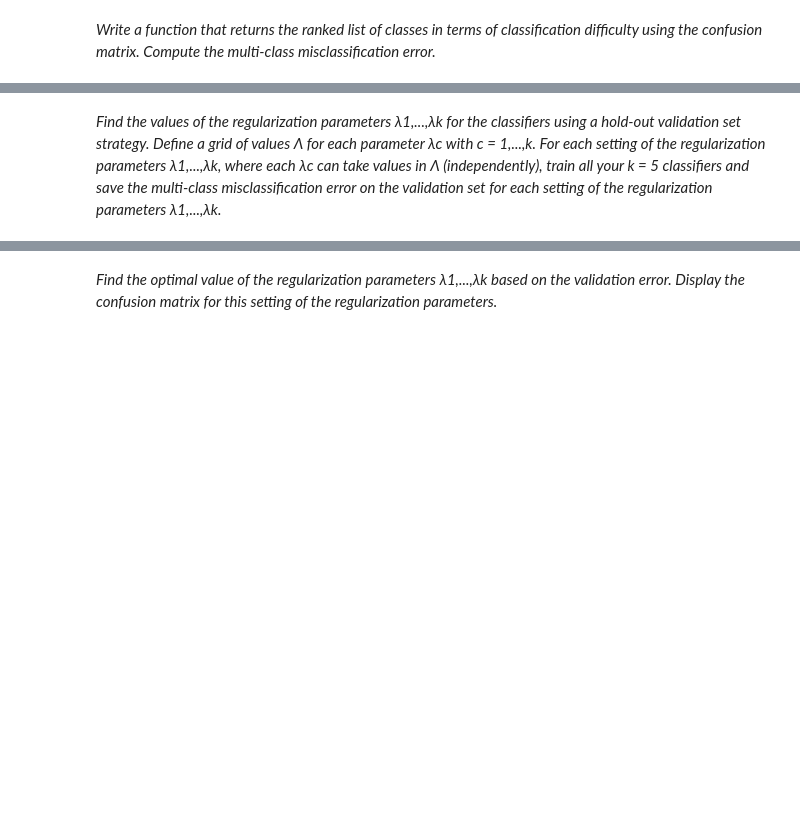
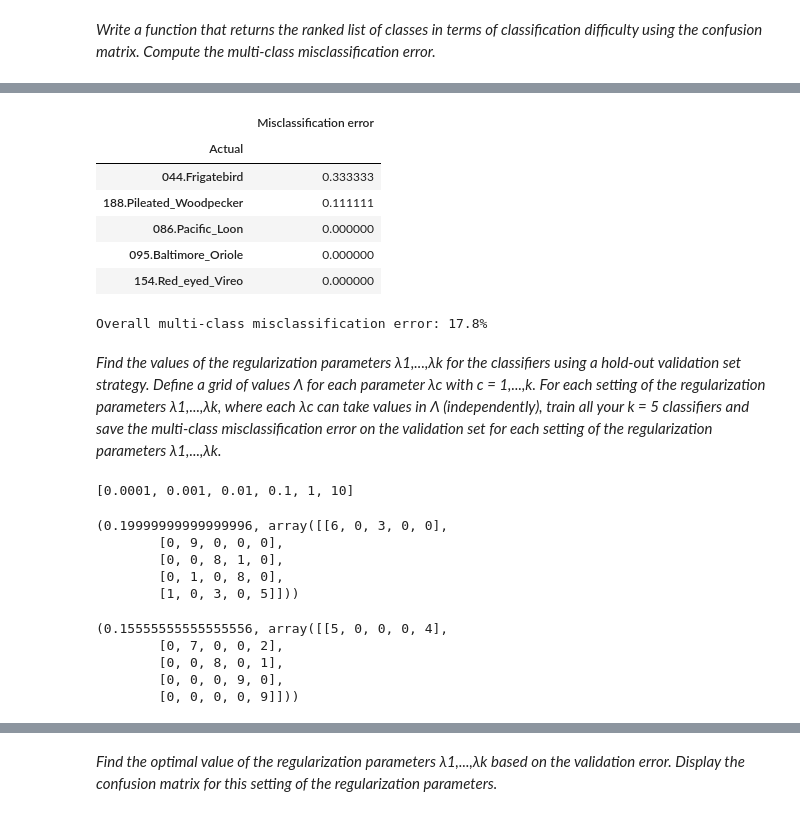
Before and after one commit to aenfield/Data558, a Jupyter notebook: Kaggle/HWExerciseExploratory.ipynb, the cells around one changed output, grey strips where cells are left out. Drawn from its saved outputs; the diff is of its cells as text; code cells hidden in the pictures; blank space fills up the shorter version.

```diff
--- a/Kaggle/HWExerciseExploratory.ipynb
+++ b/Kaggle/HWExerciseExploratory.ipynb
@@ -508,2 +449,41 @@ _Write a function that returns the ranked list of classes in terms of classiﬁc
+# %%
+accuracy_by_class = test_results_df.groupby(['Actual']).agg(lambda g: 1 - accuracy_score(g['Actual'], g['Predicted']))
+accuracy_by_class.rename(columns={'Predicted': 'Misclassification error'}, inplace=True)
+accuracy_by_class.sort_values(['Misclassification error'], ascending=False, inplace=True)
+
+accuracy_by_class
+# %% [output]
+|  | Misclassification error |
+| Actual |  |
+| 044.Frigatebird | 0.333333 |
+| 188.Pileated_Woodpecker | 0.111111 |
+| 086.Pacific_Loon | 0.000000 |
+| 095.Baltimore_Oriole | 0.000000 |
+| 154.Red_eyed_Vireo | 0.000000 |
+# %%
+print("Overall multi-class misclassification error: {:.1%}".format(1 - accuracy_score(labels_test, predicted_labels)))
+# %% [output]
+Overall multi-class misclassification error: 17.8%
 # %% [markdown]
 _Find the values of the regularization parameters λ1,...,λk for the classiﬁers using a hold-out validation set strategy. Deﬁne a grid of values Λ for each parameter λc with c = 1,...,k. For each setting of the regularization parameters λ1,...,λk, where each λc can take values in Λ (independently), train all your k = 5 classiﬁers and save the multi-class misclassiﬁcation error on the validation set for each setting of the regularization parameters λ1,...,λk._
+# %%
+lambdas = [10 ** exponent for exponent in range(-4,2)]
+lambdas
+# %% [output]
+[0.0001, 0.001, 0.01, 0.1, 1, 10]
+# %%
+fp.get_misclassificationerror_for_lambdas(classifier_labels, X_scaled, labels_train, lambdas)
+# %% [output]
+(0.19999999999999996, array([[6, 0, 3, 0, 0],
+        [0, 9, 0, 0, 0],
+        [0, 0, 8, 1, 0],
+        [0, 1, 0, 8, 0],
+        [1, 0, 3, 0, 5]]))
+# %%
+fp.get_misclassificationerror_for_lambdas(classifier_labels, X_scaled, labels_train, np.zeros(5))
+# %% [output]
+(0.15555555555555556, array([[5, 0, 0, 0, 4],
+        [0, 7, 0, 0, 2],
+        [0, 0, 8, 0, 1],
+        [0, 0, 0, 9, 0],
+        [0, 0, 0, 0, 9]]))
```
Also changed, not shown: parts of 59 cells of this notebook, 2 other files.
